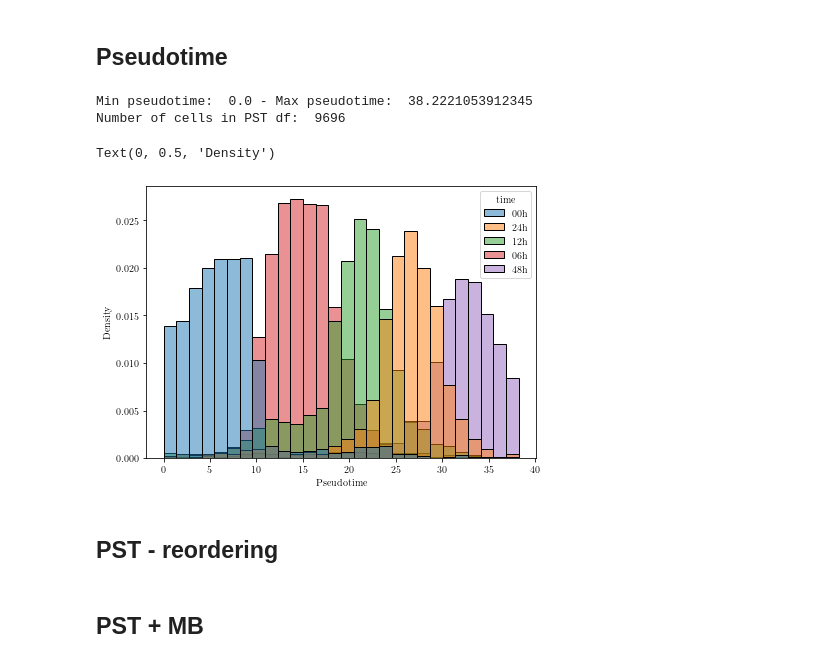
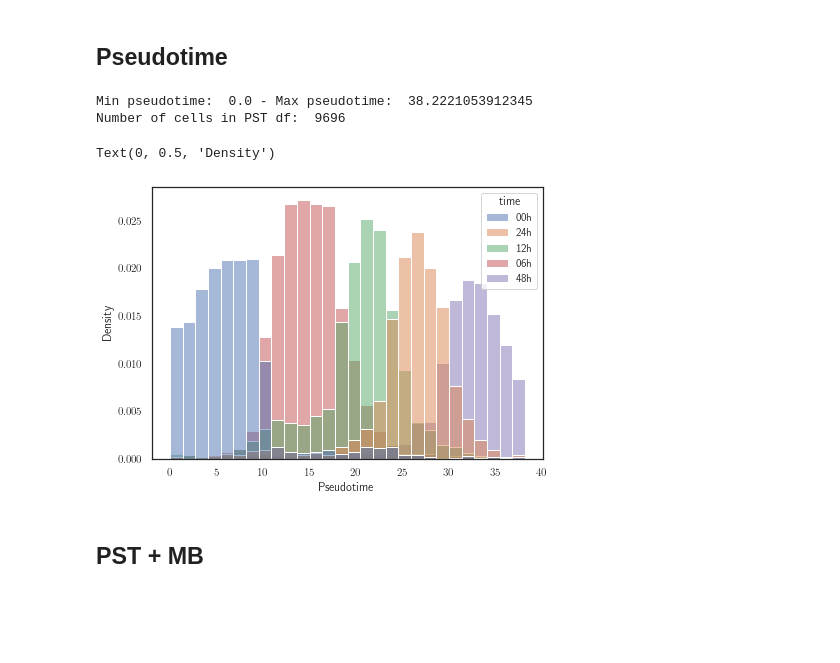
Before and after one commit to CleliaCorridori/GRN_Inference_CODE, a Jupyter notebook: Data_Processing.ipynb, the cells around one changed output. Cells and saved outputs as stored; diff of their text form; code cells hidden in the pictures; blank space fills up the shorter version.

```diff
--- a/Data_Processing.ipynb
+++ b/Data_Processing.ipynb
@@ -30,11 +30,19 @@ import lib.funcs_raster as funcs_raster
 import lib.funcs_general as funcs_general
 import lib.minibulk_funcs as mb
 
+import matplotlib.pyplot as plt
+from matplotlib import font_manager
+
 
 %load_ext autoreload
 %autoreload 2
 
-matplotlib.rc('font', **{'family': 'serif', 'serif': ['Computer Modern']})
+# matplotlib.rc('font', **{'family': 'serif', 'serif': ['Computer Modern']})
+# plt.rcParams['font.family'] = 'Avenir'
 matplotlib.rc('text', usetex=True)
+sns.set(font='Avenir')
+# plt.rcParams['figure.facecolor'] = 'white'
+# set the facecolor of the figure to white
+sns.set(style="white")
 # %% [markdown]
 # Initial information
@@ -195,26 +135,24 @@ plt.ylim([0,1.75])
 ## Pseudotime
 # %%
 # Load PST Info dataframe: it links cell barcode to pseudotime
-PST_df = pd.read_csv(path_data+'input_data/cellinfo_pseudotime_3no2CLC_22_09_22.txt',
+PST_df_lN = pd.read_csv(path_data+'input_data/cellinfo_pseudotime_3no2CLC_22_09_22.txt',
                               header = 0, sep = ' ', quotechar = '"',
-                              names = ["barcodes", "time", "pst"])
+                              names = ["barcodes", "time", "pst"]) # pst for LogNorm
 
-print("Min pseudotime: ", np.min(PST_df["pst"]), "- Max pseudotime: ", np.max(PST_df["pst"]))
-print("Number of cells in PST df: ", PST_df.shape[0])
+print("Min pseudotime: ", np.min(PST_df_lN["pst"]), "- Max pseudotime: ", np.max(PST_df_lN["pst"]))
+print("Number of cells in PST df: ", PST_df_lN.shape[0])
 
 # sorting in ascending values of pseudo-time
-PST_df = PST_df.sort_values(by=['pst'])
+PST_df_lN = PST_df_lN.sort_values(by=['pst'])
 
 # PLOT different times separated
 plt.figure(figsize=(7,5))
-sns.histplot(data=PST_df, x="pst", hue="time", stat="density")
+sns.histplot(data=PST_df_lN, x="pst", hue="time", stat="density")
 plt.xlabel("Pseudotime")
 plt.ylabel("Density")
 # %% [output]
 Min pseudotime:  0.0 - Max pseudotime:  38.2221053912345
 Number of cells in PST df:  9696
 Text(0, 0.5, 'Density')
-[figure, old version]
+[figure, new version]
-# %% [markdown]
-## PST - reordering
 # %%
```
Also changed, not shown: parts of 34 cells of this notebook, 2 other files.
